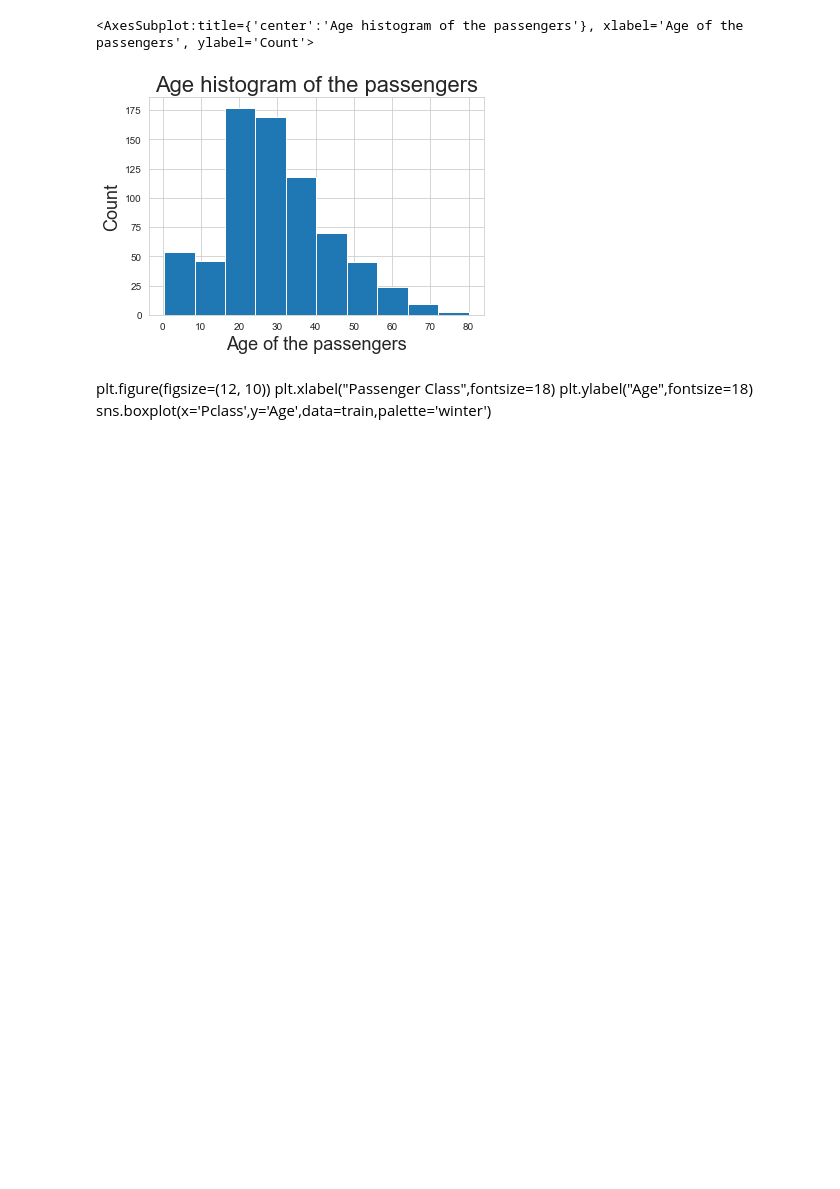
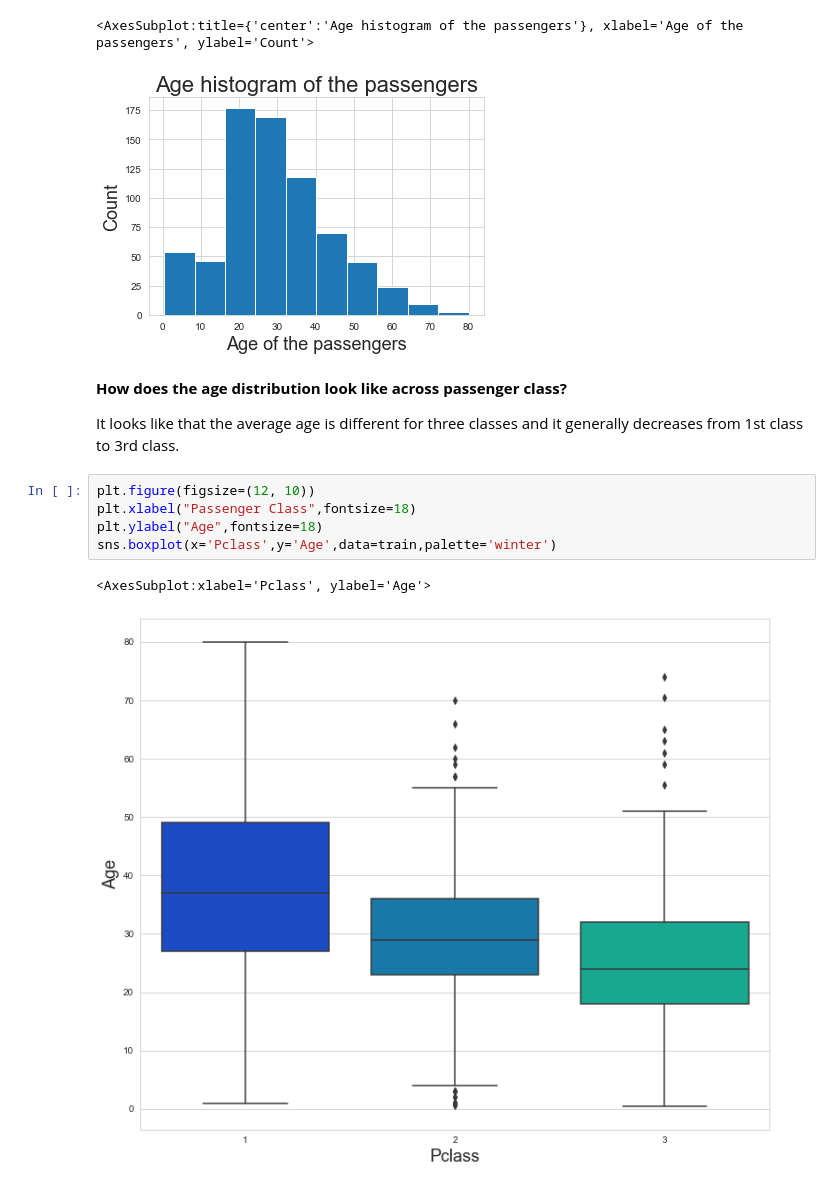
Before and after one commit to Karthikeya1661/AIML-2303A51306, a Jupyter notebook: Lab05.ipynb, the cells around one changed output. Drawn from its saved outputs; the diff is of its cells as text; blank space fills up the shorter version.

```diff
--- a/Lab05.ipynb
+++ b/Lab05.ipynb
@@ -136,8 +136,15 @@ train['Age'].hist()
 # %% [output]
 <AxesSubplot:title={'center':'Age histogram of the passengers'}, xlabel='Age of the passengers', ylabel='Count'>
 [figure]
-# %% [markdown]
-plt.figure(figsize=(12, 10))
-plt.xlabel("Passenger Class",fontsize=18)
-plt.ylabel("Age",fontsize=18)
-sns.boxplot(x='Pclass',y='Age',data=train,palette='winter')
+# %% [markdown]
+**How does the age distribution look like across passenger class?**
+
+It looks like that the average age is different for three classes and it generally decreases from 1st class to 3rd class.
+# %%
+plt.figure(figsize=(12, 10))
+plt.xlabel("Passenger Class",fontsize=18)
+plt.ylabel("Age",fontsize=18)
+sns.boxplot(x='Pclass',y='Age',data=train,palette='winter')
+# %% [output]
+<AxesSubplot:xlabel='Pclass', ylabel='Age'>
+[figure, added]
```
Also changed, not shown: parts of 24 cells of this notebook.
